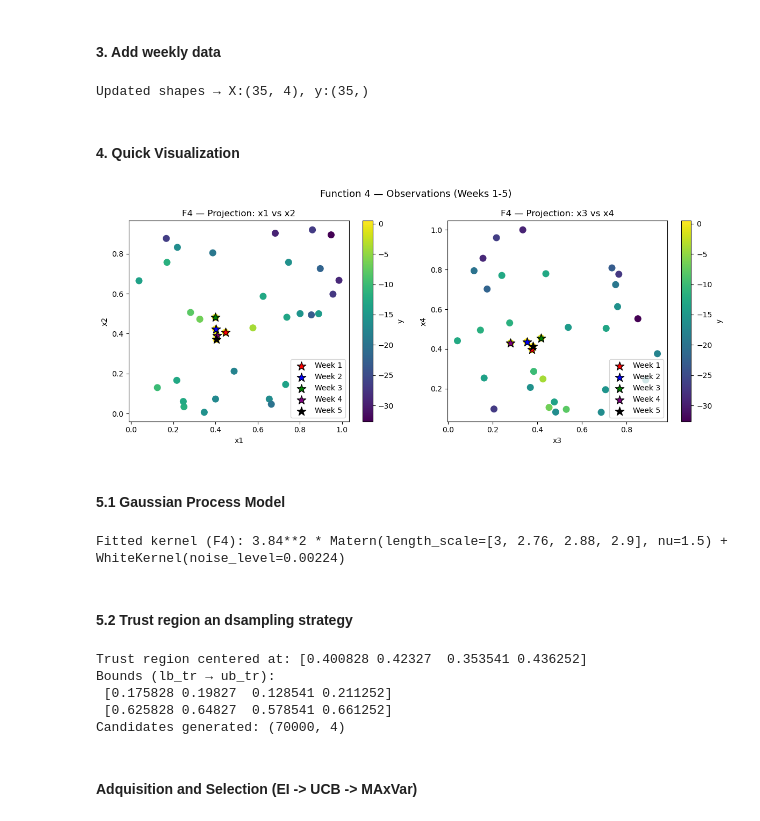
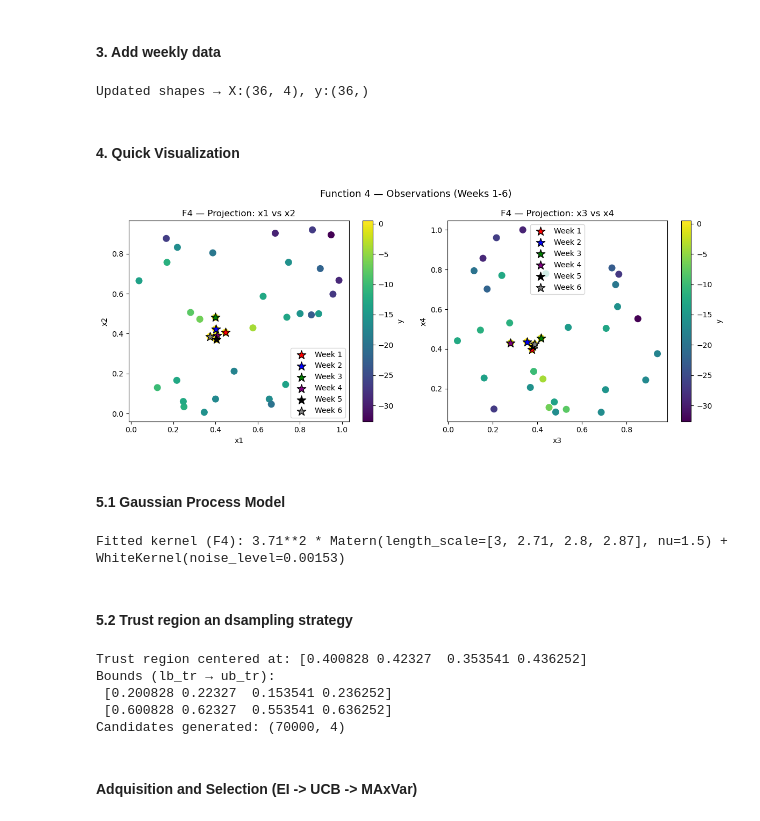
Before and after one commit to ManuelGO/ai-capstone-project, a Jupyter notebook: exploration_notebooks/f04_exploration.ipynb, the cells around one changed output. Saved outputs shown, nothing was run; the diff lists cells and outputs as text; code cells hidden in the pictures.

```diff
--- a/exploration_notebooks/f04_exploration.ipynb
+++ b/exploration_notebooks/f04_exploration.ipynb
@@ -36,6 +36,7 @@ week_data = [
     (np.array([0.399923, 0.481496, 0.417614, 0.455103]),  -1.4246305565060235), # W3
     (np.array([0.406434, 0.391599, 0.280729, 0.430719]),  -1.2327939637160834), # W4
     (np.array([0.403822, 0.370930, 0.380299, 0.413288]),   0.4677117968250397), # W5
+    (np.array([0.373995, 0.385767, 0.388072, 0.424855]),  0.30235177543176706), # W6
 ]
 
 X_prev, y_prev = X.copy(), y.copy()
@@ -46,7 +47,7 @@ for x_new, y_new in week_data:
 
 print(f"Updated shapes → X:{X.shape}, y:{y.shape}")
 # %% [output]
-Updated shapes → X:(35, 4), y:(35,)
+Updated shapes → X:(36, 4), y:(36,)
 # %% [markdown]
 #### 4. Quick Visualization
 # %%
@@ -55,35 +56,37 @@ Updated shapes → X:(35, 4), y:(35,)
 # We'll plot (x1 vs x2) and (x3 vs x4) as representative slices.
 fig, axes = plt.subplots(1, 2, figsize=(12,5))
 
 # --- Projection 1: x1-x2 ---
 sc1 = axes[0].scatter(X[:,0], X[:,1], c=y, cmap='viridis', s=70)
 axes[0].scatter(week_data[0][0][0], week_data[0][0][1], c='red', s=150, edgecolors='k', marker='*', label='Week 1')
 axes[0].scatter(week_data[1][0][0], week_data[1][0][1], c='blue', s=150, edgecolors='k', marker='*', label='Week 2')
 axes[0].scatter(week_data[2][0][0], week_data[2][0][1], c='green', s=150, edgecolors='k', marker='*', label='Week 3')
 axes[0].scatter(week_data[3][0][0], week_data[3][0][1], c='purple', s=150, edgecolors='k', marker='*', label='Week 4')
 axes[0].scatter(week_data[4][0][0], week_data[4][0][1], c='black', s=150, edgecolors='k', marker='*', label='Week 5')
+axes[0].scatter(week_data[5][0][0], week_data[5][0][1], c='grey', s=150, edgecolors='k', marker='*', label='Week 6')
 axes[0].set_xlabel('x1'); axes[0].set_ylabel('x2')
 axes[0].set_title('F4 — Projection: x1 vs x2')
 axes[0].legend(loc='best')
 fig.colorbar(sc1, ax=axes[0], label='y')
 
 # --- Projection 2: x3-x4 ---
 sc2 = axes[1].scatter(X[:,2], X[:,3], c=y, cmap='viridis', s=70)
 axes[1].scatter(week_data[0][0][2], week_data[0][0][3], c='red', s=150, edgecolors='k', marker='*', label='Week 1')
 axes[1].scatter(week_data[1][0][2], week_data[1][0][3], c='blue', s=150, edgecolors='k', marker='*', label='Week 2')
 axes[1].scatter(week_data[2][0][2], week_data[2][0][3], c='green', s=150, edgecolors='k', marker='*', label='Week 3')
 axes[1].scatter(week_data[3][0][2], week_data[3][0][3], c='purple', s=150, edgecolors='k', marker='*', label='Week 4')
 axes[1].scatter(week_data[4][0][2], week_data[4][0][3], c='black', s=150, edgecolors='k', marker='*', label='Week 5')
+axes[1].scatter(week_data[5][0][2], week_data[5][0][3], c='grey', s=150, edgecolors='k', marker='*', label='Week 6')
 axes[1].set_xlabel('x3'); axes[1].set_ylabel('x4')
 axes[1].set_title('F4 — Projection: x3 vs x4')
 axes[1].legend(loc='best')
 fig.colorbar(sc2, ax=axes[1], label='y')
 
-plt.suptitle('Function 4 — Observations (Weeks 1-5)', fontsize=13)
+plt.suptitle('Function 4 — Observations (Weeks 1-6)', fontsize=13)
 plt.tight_layout()
 plt.show()
 # %% [output]
-[figure, old version]
+[figure, new version]
 # %% [markdown]
 #### 5.1 Gaussian Process Model
 # %%
@@ -104,7 +107,7 @@ gp = GaussianProcessRegressor(
 gp.fit(X, y)
 print("Fitted kernel (F4):", gp.kernel_)
 # %% [output]
-Fitted kernel (F4): 3.84**2 * Matern(length_scale=[3, 2.76, 2.88, 2.9], nu=1.5) + WhiteKernel(noise_level=0.00224)
+Fitted kernel (F4): 3.71**2 * Matern(length_scale=[3, 2.71, 2.8, 2.87], nu=1.5) + WhiteKernel(noise_level=0.00153)
 # %% [markdown]
 #### 5.2 Trust region an dsampling strategy
 # %%
@@ -118,7 +121,7 @@ lb = np.clip(lo - pad*(hi - lo), 0.0, 1.0)
 ub = np.clip(hi + pad*(hi - lo), 0.0, 1.0)
 
 # CHANGED: widen TR to sweep the neighborhood around the true best (W2)
-L = 0.45  # W4 was 0.32
+L = 0.40  # Changed, last one was 0.45
 lb_tr = np.clip(anchor - 0.5 * L * (ub - lb), 0, 1)
 ub_tr = np.clip(anchor + 0.5 * L * (ub - lb), 0, 1)
 
@@ -136,7 +139,7 @@ def lhs(lb, ub, n, seed):
 
 # W5 CHANGED: ~60% TR / 40% global (previously 40000/30000 ~57/43)
 N_total = 70000
-N_tr, N_gl = 42000, 28000  # 60/40 split
+N_tr, N_gl = 52500, 17500  # 60/40 split
 C_tr = lhs(lb_tr, ub_tr, N_tr, seed=4024)
 C_gl = lhs(lb,    ub,    N_gl, seed=4025)
 Cands = np.vstack([C_tr, C_gl])
@@ -145,8 +148,8 @@ print("Candidates generated:", Cands.shape)
 # %% [output]
 Trust region centered at: [0.400828 0.42327  0.353541 0.436252]
 Bounds (lb_tr → ub_tr):
- [0.175828 0.19827  0.128541 0.211252]
- [0.625828 0.64827  0.578541 0.661252]
+ [0.200828 0.22327  0.153541 0.236252]
+ [0.600828 0.62327  0.553541 0.636252]
 Candidates generated: (70000, 4)
 # %% [markdown]
 #### Adquisition and Selection (EI -> UCB -> MAxVar)
```
Also changed, not shown: parts of 2 cells of this notebook, 7 other files.
